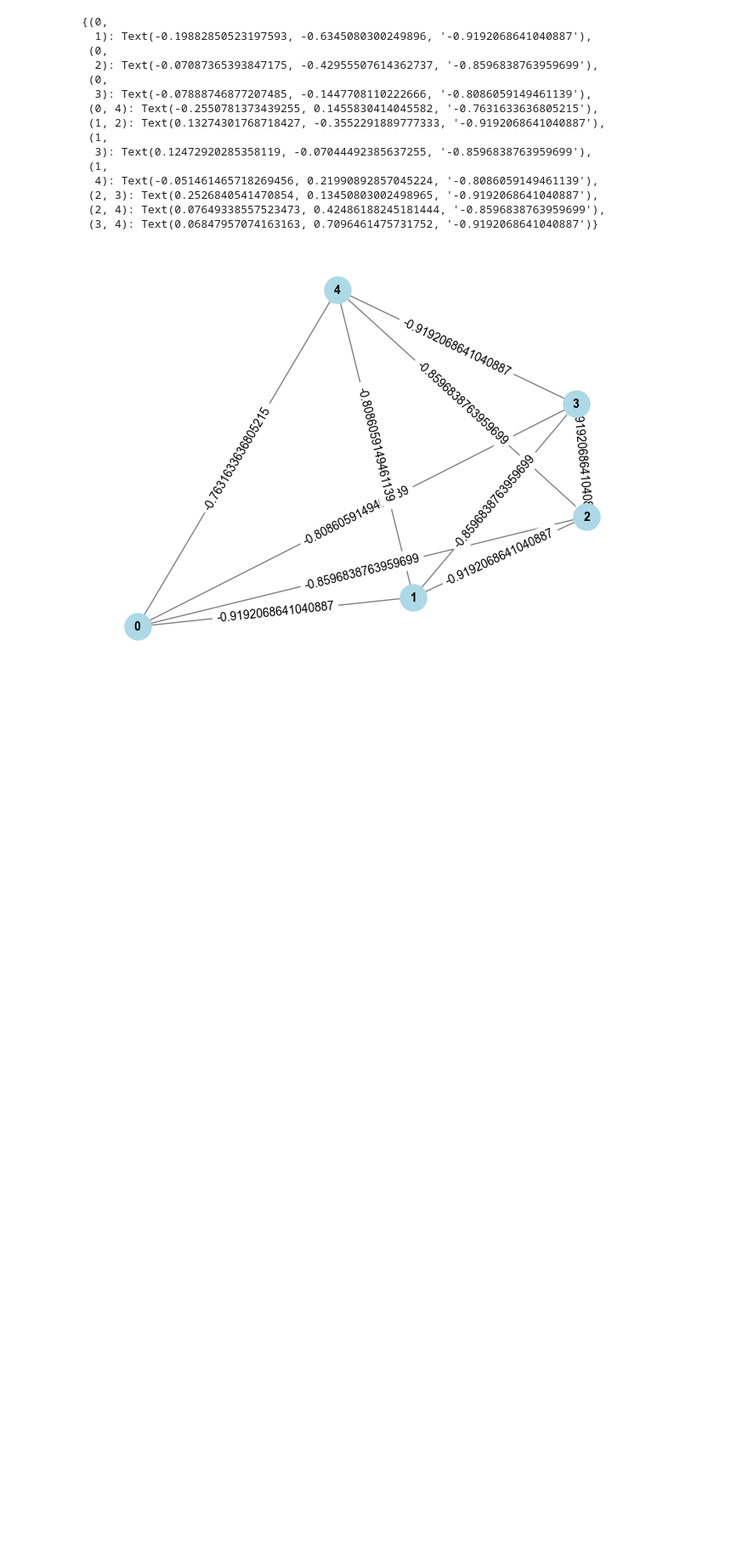
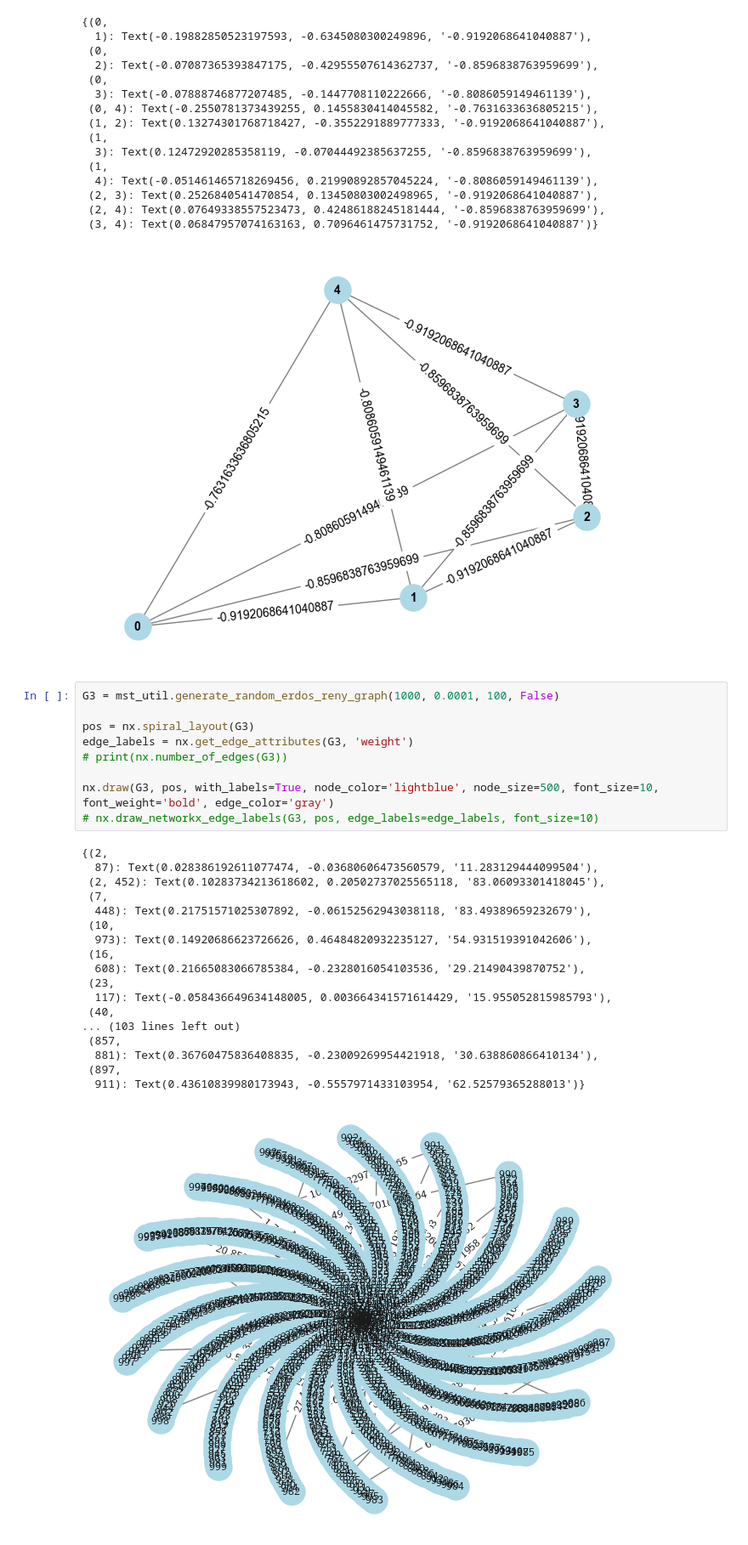
Before and after one commit to lukas681/Optimal-Private-Spanning-Trees, a Jupyter notebook: Notebooks/experiments.ipynb, the cells around one changed output. Shown at 85% size. Saved outputs shown, nothing was run; the diff lists cells and outputs as text; blank space fills up the shorter version.

```diff
--- a/Notebooks/experiments.ipynb
+++ b/Notebooks/experiments.ipynb
@@ -280,3 +274,31 @@ nx.draw_networkx_edge_labels(G2, pos, edge_labels=edge_labels, font_size=10)
  (2, 4): Text(0.07649338557523473, 0.42486188245181444, '-0.8596838763959699'),
  (3, 4): Text(0.06847957074163163, 0.7096461475731752, '-0.9192068641040887')}
 [figure]
+# %%
+G3 = mst_util.generate_random_erdos_reny_graph(1000, 0.0001, 100, False)
+
+pos = nx.spiral_layout(G3)
+edge_labels = nx.get_edge_attributes(G3, 'weight')
+# print(nx.number_of_edges(G3))
+
+nx.draw(G3, pos, with_labels=True, node_color='lightblue', node_size=500, font_size=10, font_weight='bold', edge_color='gray')
+# nx.draw_networkx_edge_labels(G3, pos, edge_labels=edge_labels, font_size=10)
+# %% [output]
+{(2,
+  87): Text(0.028386192611077474, -0.03680606473560579, '11.283129444099504'),
+ (2, 452): Text(0.10283734213618602, 0.20502737025565118, '83.06093301418045'),
+ (7,
+  448): Text(0.21751571025307892, -0.06152562943038118, '83.49389659232679'),
+ (10,
+  973): Text(0.14920686623726626, 0.46484820932235127, '54.931519391042606'),
+ (16,
+  608): Text(0.21665083066785384, -0.2328016054103536, '29.21490439870752'),
+ (23,
+  117): Text(-0.058436649634148005, 0.003664341571614429, '15.955052815985793'),
+ (40,
+... (103 lines left out)
+ (857,
+  881): Text(0.36760475836408835, -0.23009269954421918, '30.638860866410134'),
+ (897,
+  911): Text(0.43610839980173943, -0.5557971433103954, '62.52579365288013')}
+[figure, added]
```
Also changed, not shown: parts of 4 cells of this notebook, 2 other files.
